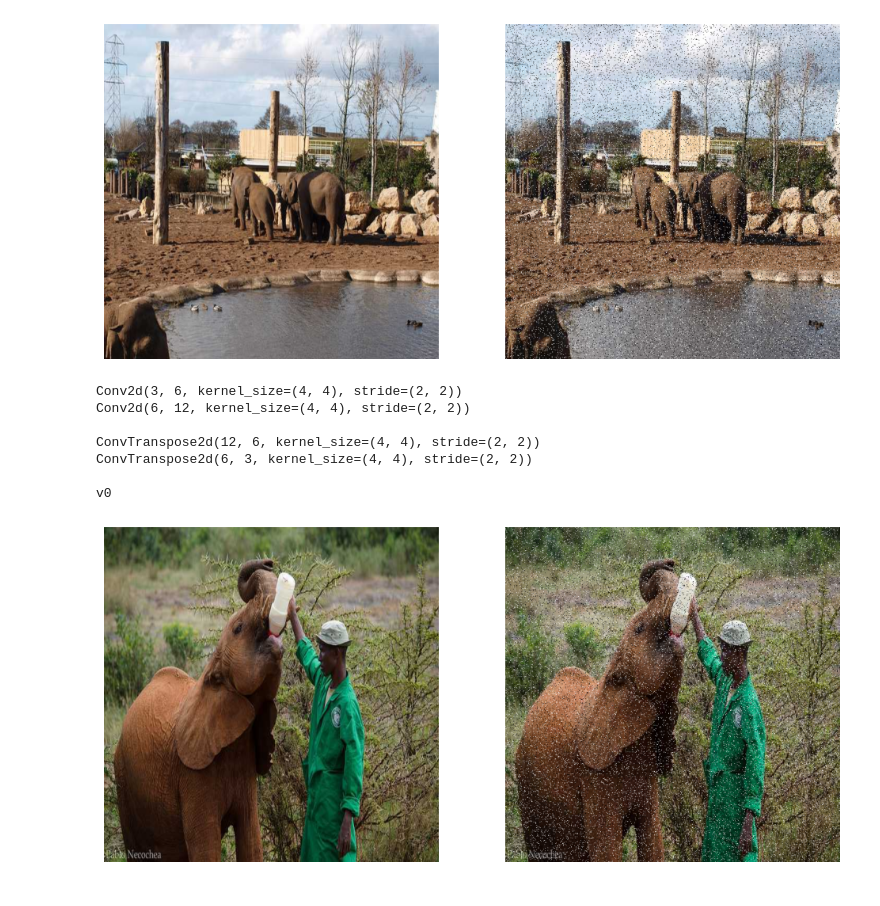
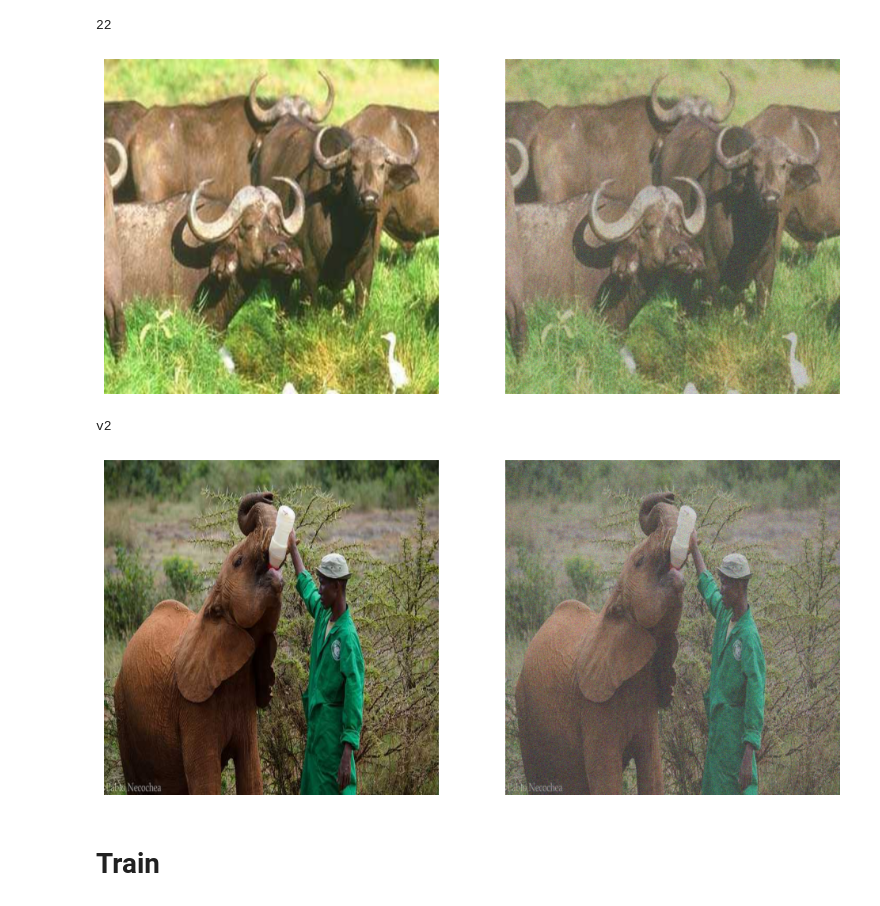
Before and after one commit to edo-vi/computer_vision, a Jupyter notebook: test.ipynb, the cells around one changed output. Drawn from its saved outputs; the diff is of its cells as text; code cells hidden in the pictures.

```diff
--- a/test.ipynb
+++ b/test.ipynb
@@ -47,42 +4,68 @@ gc.collect()
+# %%
+TRAIN = True
+from torch.utils.data import DataLoader
+from DataLoader import AfricanWildlifeDataset, show_image, show_images
+from DenoisingAE import DenoisingAE, DenoisingAEV1, DenoisingAEV2
+import torch
+import gc
+from lightning.pytorch.callbacks import ModelCheckpoint
+from lightning import Trainer
+from lightning.pytorch.loggers import TensorBoardLogger
+
+checkpoints = {
+    "gaussian": {
+        0.1: {
+            "v0": "denoising_checkpoints/gaussian/0.1/v0/best.ckpt",
+            "v1": "denoising_checkpoints/gaussian/0.1/v1/best.ckpt",
+            "v2": "denoising_checkpoints/gaussian/0.1/v2/best.ckpt",
+        },
+        0.2: {
+            "v0": "denoising_checkpoints/gaussian/0.2/v0/best.ckpt",
+            "v1": "denoising_checkpoints/gaussian/0.2/v1/best.ckpt",
+            "v2": "denoising_checkpoints/gaussian/0.2/v2/best.ckpt",
+        },
+    },
+    "bernoulli": {
+        0.1: {
+            "v0": "denoising_checkpoints/bernoulli/0.1/v0/best.ckpt",
+            "v1": "denoising_checkpoints/bernoulli/0.1/v1/best.ckpt",
+            "v2": "denoising_checkpoints/bernoulli/0.1/v2/best.ckpt",
+        },
+        0.3: {
+            "v0": "denoising_checkpoints/bernoulli/0.3/v0/best.ckpt",
+            "v1": "denoising_checkpoints/bernoulli/0.3/v1/best.ckpt",
+            "v2": "denoising_checkpoints/bernoulli/0.3/v2/best.ckpt",
+        },
+    },
+}
+
+torch.cuda.empty_cache()
+gc.collect()
+# %% [output]
+22
 # %%
 import gin
 
 gin.parse_config_file("config.cfg")
 
 train_dataset = AfricanWildlifeDataset()
 val_dataset = AfricanWildlifeDataset(kind="valid")
 
-show_image(train_dataset)
-
-# add_wandb_callback(model, enable_model_checkpointing=True)
-# results = model.train(
-#     data="african_wildlife.yaml",
-#     epochs=20,
-#     imgsz=640,
-#     # project="aiproject",
-# )
-
-# print(results)
-
-img, original = train_dataset[888]
+img_index, original = train_dataset[888]
 ae = DenoisingAE()
 print(ae.kind)
-decoded = ae(img)
+decoded = ae(img_index)
 
-show_pair(original, img)
+show_images(original, img_index)
 # %% [output]
-[figure, old version]
+[figure, new version]
-Conv2d(3, 6, kernel_size=(4, 4), stride=(2, 2))
-Conv2d(6, 12, kernel_size=(4, 4), stride=(2, 2))
-
-ConvTranspose2d(12, 6, kernel_size=(4, 4), stride=(2, 2))
-ConvTranspose2d(6, 3, kernel_size=(4, 4), stride=(2, 2))
-
-v0
+v2
-[figure, old version]
+[figure, new version]
 # %%
 train_loader = DataLoader(dataset=train_dataset, batch_size=8, num_workers=16)
 val_loader = DataLoader(dataset=val_dataset, batch_size=8)
+# %% [markdown]
+# Train
 # %%
 %%capture
 if TRAIN:
```
Also changed, not shown: parts of 10 cells of this notebook, 48 other files.
